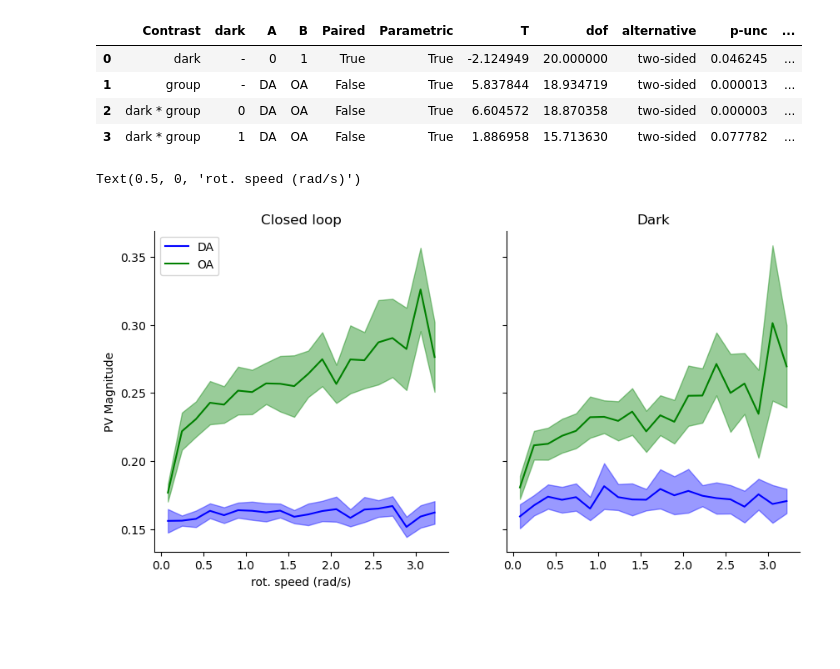
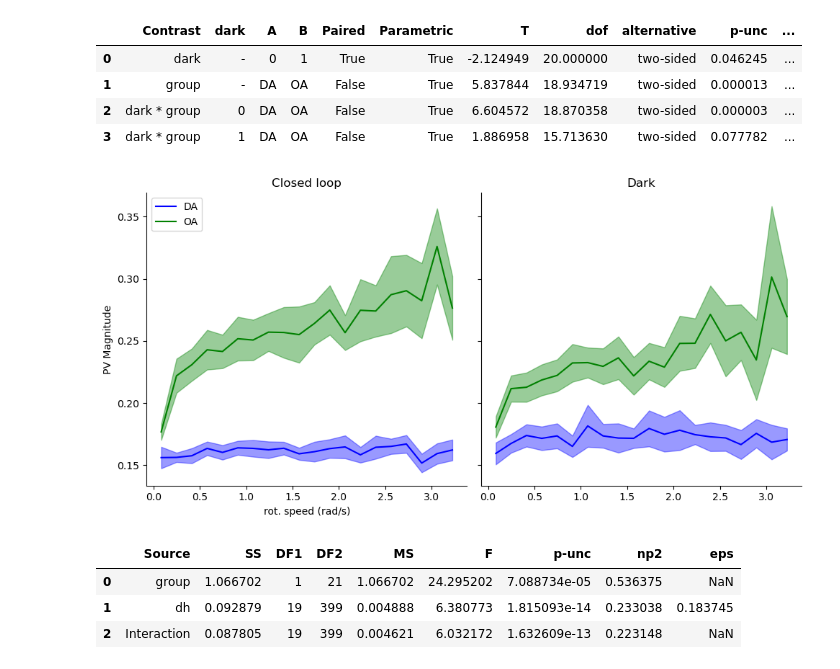
Before and after one commit to yfisher-lab/NeuromodPlasticity, a Jupyter notebook: NeuromodPlasticity/figures/GRAB_imaging/GRABDA_GRABOA.ipynb, the cells around one changed output. Cells and saved outputs as stored; diff of their text form; code cells hidden in the pictures; blank space fills up the shorter version.

```diff
--- a/NeuromodPlasticity/figures/GRAB_imaging/GRABDA_GRABOA.ipynb
+++ b/NeuromodPlasticity/figures/GRAB_imaging/GRABDA_GRABOA.ipynb
@@ -133,32 +133,34 @@ rho_dig = np.stack(da_grouped.loc[da_grouped['cl']==1,'rho_dig'])
 mu, sem = np.nanmean(rho_dig, axis=0), sp.stats.sem(rho_dig, axis=0, nan_policy='omit')
 ax[0].plot(dh_bin_centers, mu, color='blue', label='DA')
 ax[0].fill_between(dh_bin_centers, mu-sem, mu+sem, color='blue', alpha=.4)
 
 rho_dig = np.stack(da_grouped.loc[da_grouped['cl']==0,'rho_dig'])
 mu, sem = np.nanmean(rho_dig, axis=0), sp.stats.sem(rho_dig, axis=0, nan_policy='omit')
 ax[1].plot(dh_bin_centers, mu, color='blue')
 ax[1].fill_between(dh_bin_centers, mu-sem, mu+sem, color='blue', alpha=.4)
 
 rho_dig = np.stack(oa_grouped.loc[oa_grouped['cl']==1,'rho_dig'])
 mu, sem = np.nanmean(rho_dig, axis=0), sp.stats.sem(rho_dig, axis=0, nan_policy='omit')
 ax[0].plot(dh_bin_centers, mu, color='green', label='OA')
 ax[0].fill_between(dh_bin_centers, mu-sem, mu+sem, color='green', alpha=.4)
 
 ax[0].legend()
 
 rho_dig = np.stack(oa_grouped.loc[oa_grouped['cl']==0,'rho_dig'])
 mu, sem = np.nanmean(rho_dig, axis=0), sp.stats.sem(rho_dig, axis=0, nan_policy='omit')
 ax[1].plot(dh_bin_centers, mu, color='green')
 ax[1].fill_between(dh_bin_centers, mu-sem, mu+sem, color='green', alpha=.4)
 
 for _ax in ax:
     _ax.spines['top'].set_visible(False)
     _ax.spines['right'].set_visible(False)
 
 ax[0].set_title('Closed loop')
 ax[1].set_title('Dark')
 ax[0].set_ylabel('PV Magnitude')
 ax[0].set_xlabel('rot. speed (rad/s)')
+
+fig.tight_layout()
+fig.savefig(common_fig_folder / 'PV_magnitude_summary.pdf', format='pdf', bbox_inches='tight')
 # %% [output]
-Text(0.5, 0, 'rot. speed (rad/s)')
-[figure, old version]
+[figure, new version]
@@ -164,0 +174,9 @@ Text(0.5, 0, 'rot. speed (rad/s)')
+# %%
+aov = mixed_anova(dv='rho', between='group',
+                  within='dh', subject='fly_id', data=reg_stats.loc[reg_stats['cl']==1])
+aov
+# %% [output]
+|  | Source | SS | DF1 | DF2 | MS | F | p-unc | np2 | eps |
+| 0 | group | 1.066702 | 1 | 21 | 1.066702 | 24.295202 | 7.088734e-05 | 0.536375 | NaN |
+| 1 | dh | 0.092879 | 19 | 399 | 0.004888 | 6.380773 | 1.815093e-14 | 0.233038 | 0.183745 |
+| 2 | Interaction | 0.087805 | 19 | 399 | 0.004621 | 6.032172 | 1.632609e-13 | 0.223148 | NaN |
```
Also changed, not shown: parts of 10 cells of this notebook, 2 other files.
